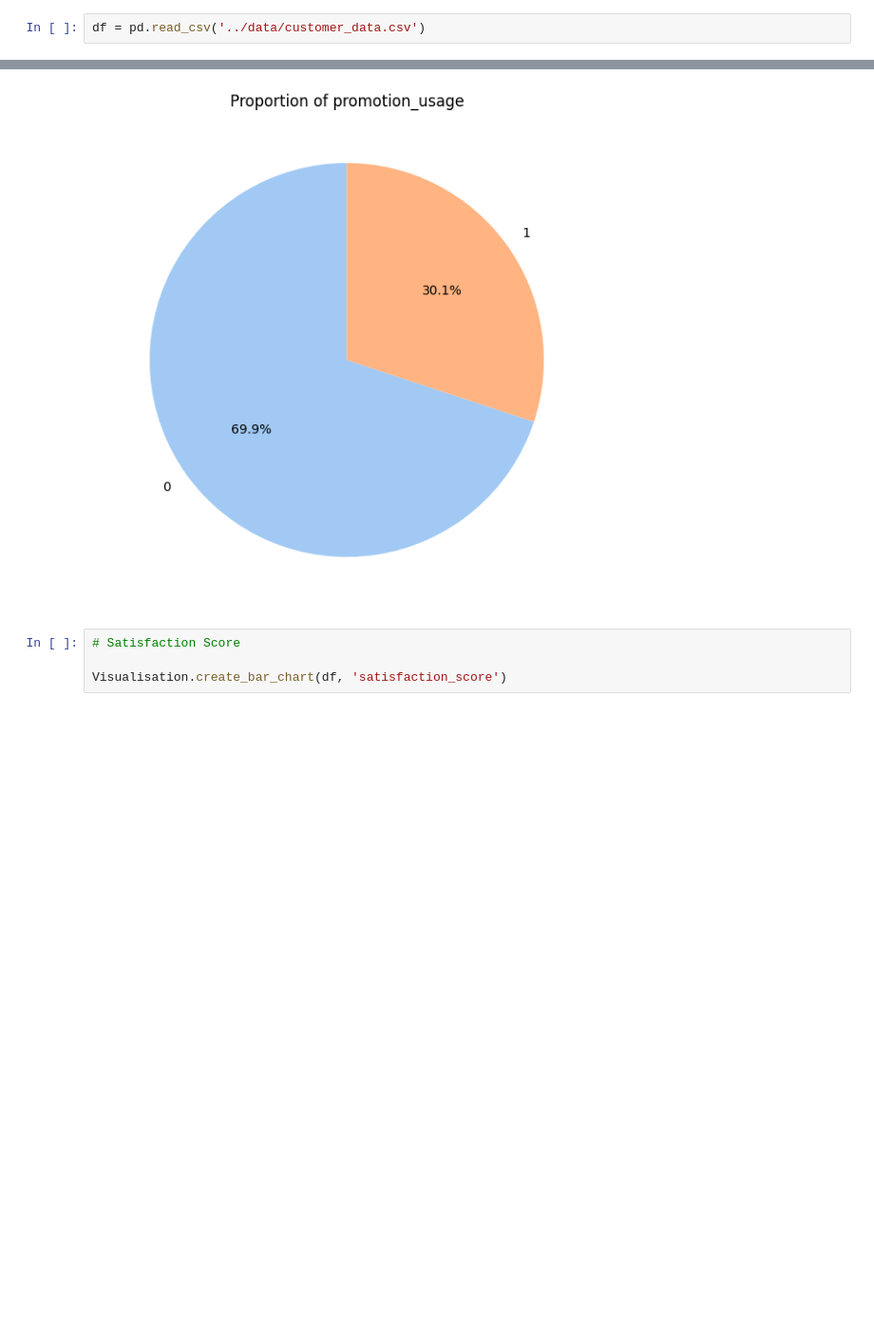
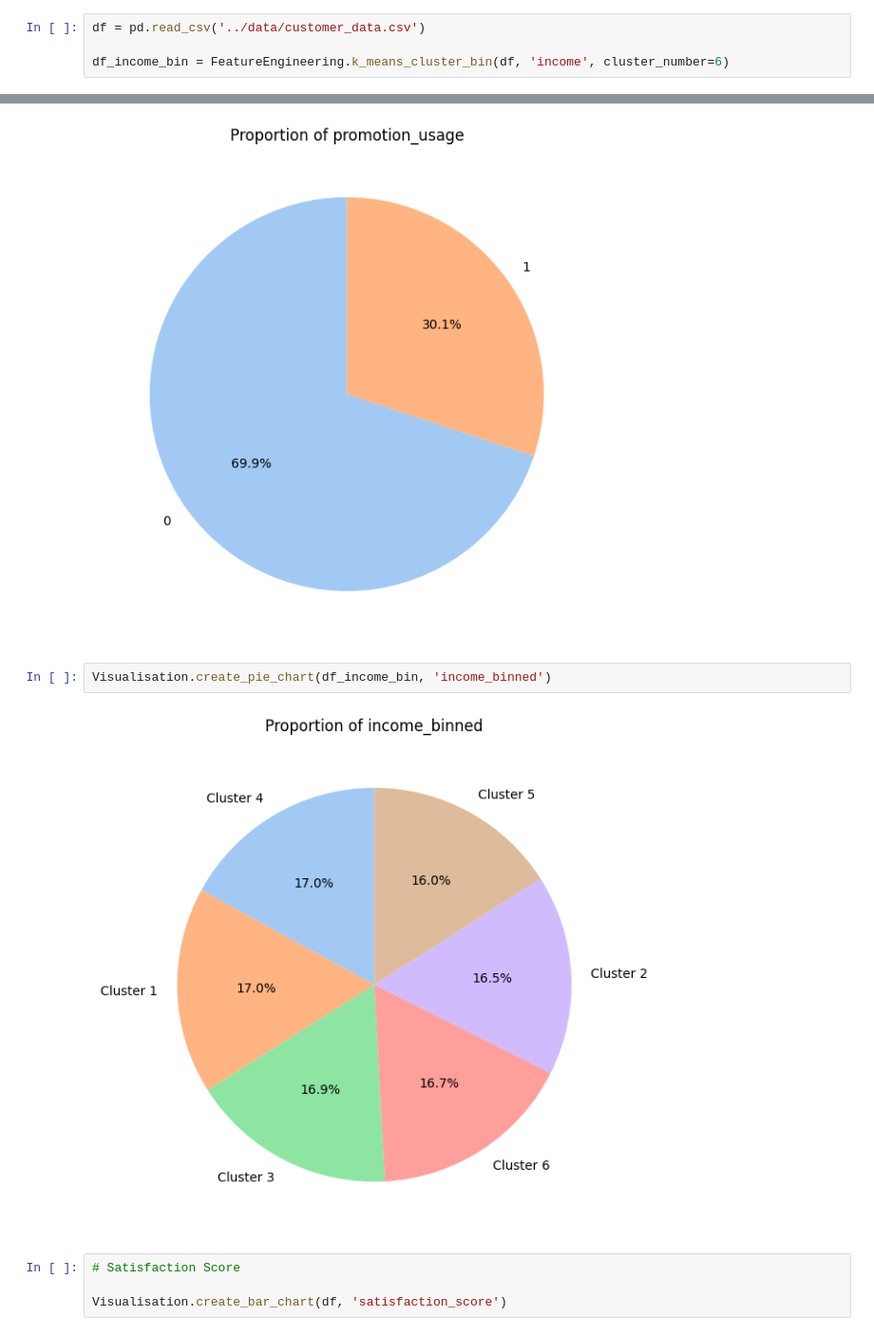
Before and after one commit to BlancJH/Customer-Purchase-Behaviour-Analysis, a Jupyter notebook: models/EDA.ipynb, the cells around one changed output, grey strips where cells are left out. Shown at 95% size. Saved outputs shown, nothing was run; the diff lists cells and outputs as text; blank space fills up the shorter version.

Commit message:
Income cluster percentage analysis

```diff
--- a/models/EDA.ipynb
+++ b/models/EDA.ipynb
@@ -20,6 +21,8 @@ from scipy.stats import ttest_ind
 ### Load dataset
 # %%
 df = pd.read_csv('../data/customer_data.csv')
+
+df_income_bin = FeatureEngineering.k_means_cluster_bin(df, 'income', cluster_number=6)
 # %% [markdown]
 ## Dataset Overview
 # %% [markdown]
@@ -266,6 +274,10 @@ Visualisation.create_pie_chart(df, 'product_category')
 Visualisation.create_pie_chart(df, 'promotion_usage')
 # %% [output]
 [figure]
+# %%
+Visualisation.create_pie_chart(df_income_bin, 'income_binned')
+# %% [output]
+[figure, added]
 # %%
 # Satisfaction Score
 
```
Also changed, not shown: parts of 8 cells of this notebook.
